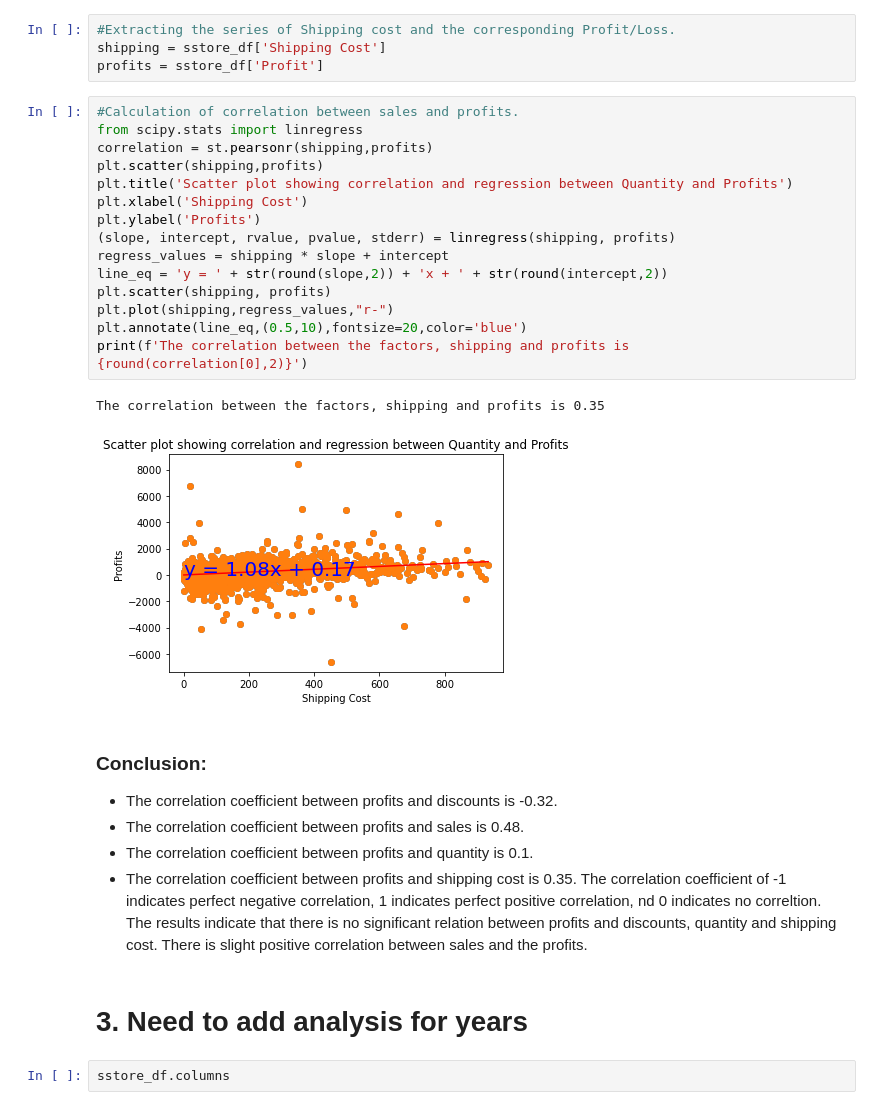
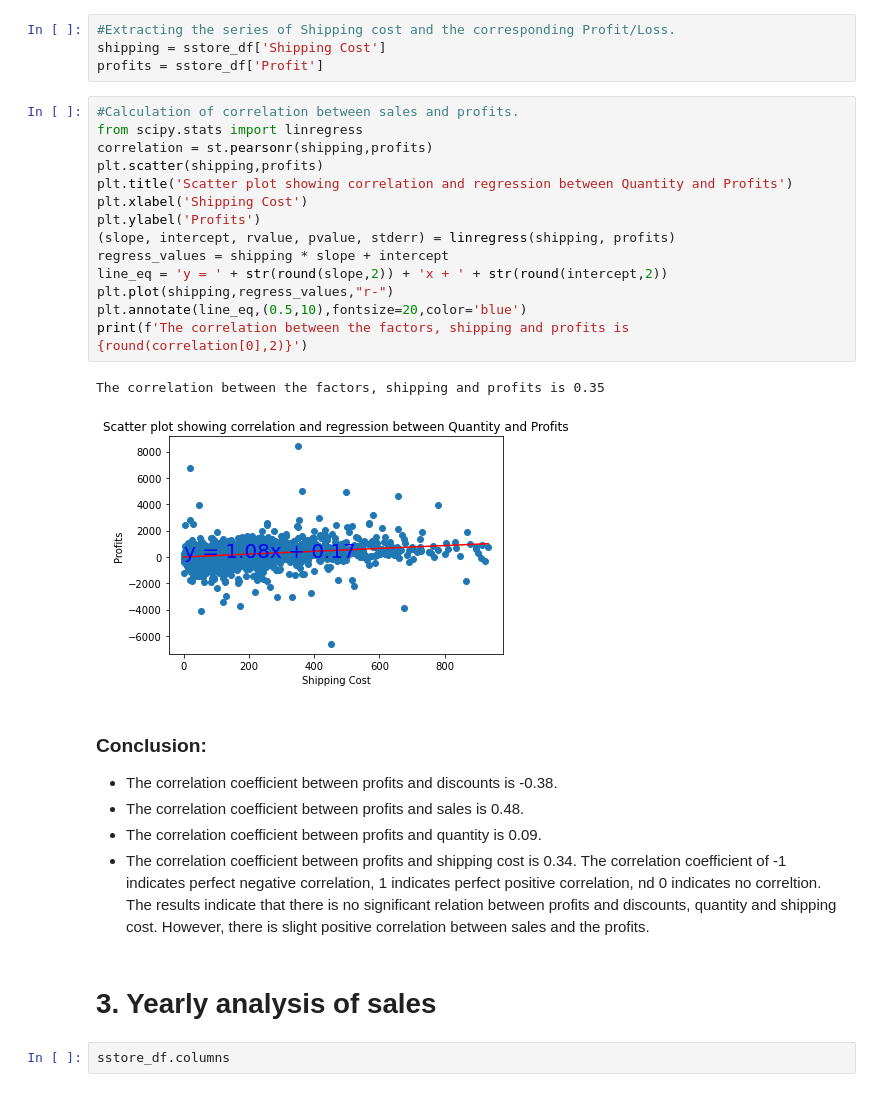
Before and after one commit to lmharlem/Project_GlobalSuperStore, a Jupyter notebook: GlobalSuperstore.ipynb, the cells around one changed output. Cells and saved outputs as stored; diff of their text form.

```diff
--- a/GlobalSuperstore.ipynb
+++ b/GlobalSuperstore.ipynb
@@ -150,30 +155,29 @@ profits = sstore_df['Profit']
 # %%
 #Calculation of correlation between sales and profits.
 from scipy.stats import linregress
 correlation = st.pearsonr(shipping,profits)
 plt.scatter(shipping,profits)
 plt.title('Scatter plot showing correlation and regression between Quantity and Profits')
 plt.xlabel('Shipping Cost')
 plt.ylabel('Profits')
 (slope, intercept, rvalue, pvalue, stderr) = linregress(shipping, profits)
 regress_values = shipping * slope + intercept
 line_eq = 'y = ' + str(round(slope,2)) + 'x + ' + str(round(intercept,2))
-plt.scatter(shipping, profits)
 plt.plot(shipping,regress_values,"r-")
 plt.annotate(line_eq,(0.5,10),fontsize=20,color='blue')
 print(f'The correlation between the factors, shipping and profits is {round(correlation[0],2)}')
 # %% [output]
 The correlation between the factors, shipping and profits is 0.35
-[figure, old version]
+[figure, new version]
 # %% [markdown]
 ### Conclusion:
-* The correlation coefficient between profits and discounts is -0.32.
+* The correlation coefficient between profits and discounts is -0.38.
 * The correlation coefficient between profits and sales is 0.48.
-* The correlation coefficient between profits and quantity is 0.1.
-* The correlation coefficient between profits and shipping cost is 0.35.
-    The correlation coefficient of -1 indicates perfect negative correlation, 1 indicates perfect positive correlation, nd 0 indicates no correltion. The results indicate that there is no significant relation between profits and discounts, quantity and shipping cost. There is slight positive correlation between sales and the profits.
+* The correlation coefficient between profits and quantity is 0.09.
+* The correlation coefficient between profits and shipping cost is 0.34.
+    The correlation coefficient of -1 indicates perfect negative correlation, 1 indicates perfect positive correlation, nd 0 indicates no correltion. The results indicate that there is no significant relation between profits and discounts, quantity and shipping cost. However, there is slight positive correlation between sales and the profits.
-# %% [markdown]
-# 3. Need to add analysis for years
+# %% [markdown]
+# 3. Yearly analysis of sales
 # %%
 sstore_df.columns
 # %% [output]
```
Also changed, not shown: parts of 20 cells of this notebook, 1 other file.
